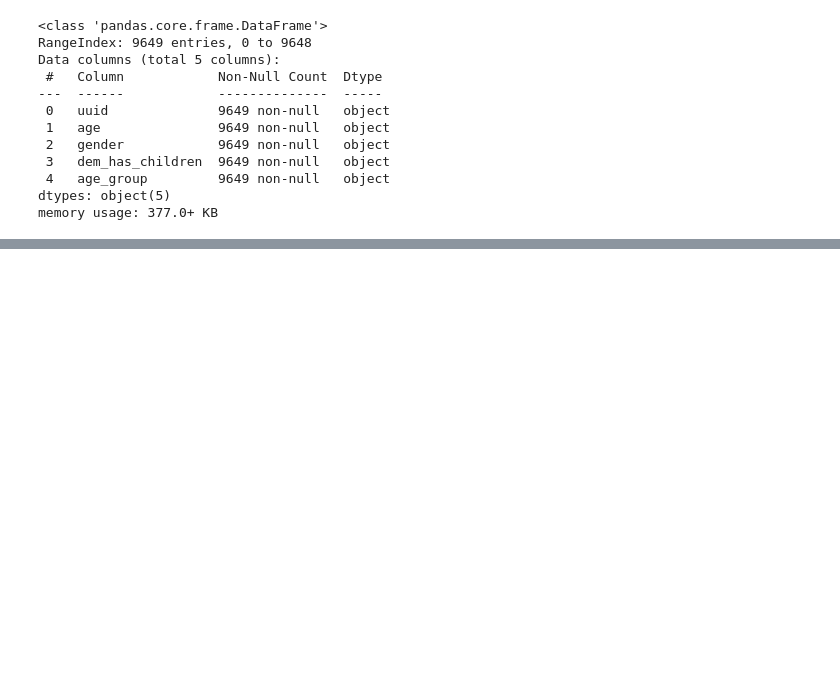
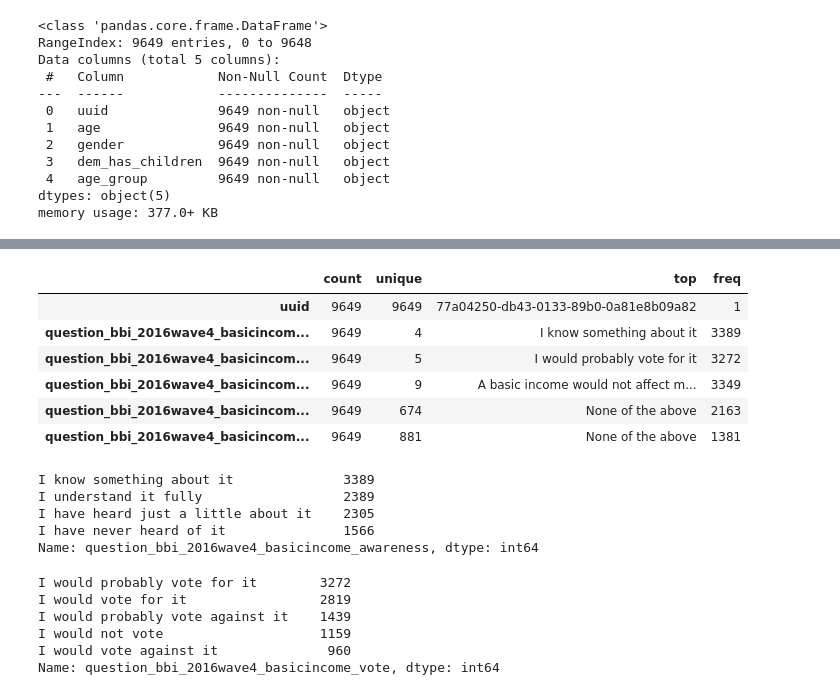
Before and after one commit to LAMDAMielgo/European_DataJobs_Poll, a Jupyter notebook: notebooks/acquisition.ipynb, the cells around one changed output, grey strips where cells are left out. Saved outputs shown, nothing was run; the diff lists cells and outputs as text; code cells hidden in the pictures; blank space fills up the shorter version.

```diff
--- a/notebooks/acquisition.ipynb
+++ b/notebooks/acquisition.ipynb
@@ -95,0 +386,27 @@ memory usage: 377.0+ KB
+# %%
+df_poll_info.describe().T
+# %% [output]
+|  | count | unique | top | freq |
+| uuid | 9649 | 9649 | 77a04250-db43-0133-89b0-0a81e8b09a82 | 1 |
+| question_bbi_2016wave4_basicincom... | 9649 | 4 | I know something about it | 3389 |
+| question_bbi_2016wave4_basicincom... | 9649 | 5 | I would probably vote for it | 3272 |
+| question_bbi_2016wave4_basicincom... | 9649 | 9 | A basic income would not affect m... | 3349 |
+| question_bbi_2016wave4_basicincom... | 9649 | 674 | None of the above | 2163 |
+| question_bbi_2016wave4_basicincom... | 9649 | 881 | None of the above | 1381 |
+# %%
+df_poll_info['question_bbi_2016wave4_basicincome_awareness'].value_counts()
+# %% [output]
+I know something about it              3389
+I understand it fully                  2389
+I have heard just a little about it    2305
+I have never heard of it               1566
+Name: question_bbi_2016wave4_basicincome_awareness, dtype: int64
+# %%
+df_poll_info['question_bbi_2016wave4_basicincome_vote'].value_counts()
+# %% [output]
+I would probably vote for it        3272
+I would vote for it                 2819
+I would probably vote against it    1439
+I would not vote                    1159
+I would vote against it              960
+Name: question_bbi_2016wave4_basicincome_vote, dtype: int64
```
Also changed, not shown: parts of 41 cells of this notebook, 1 other file.
